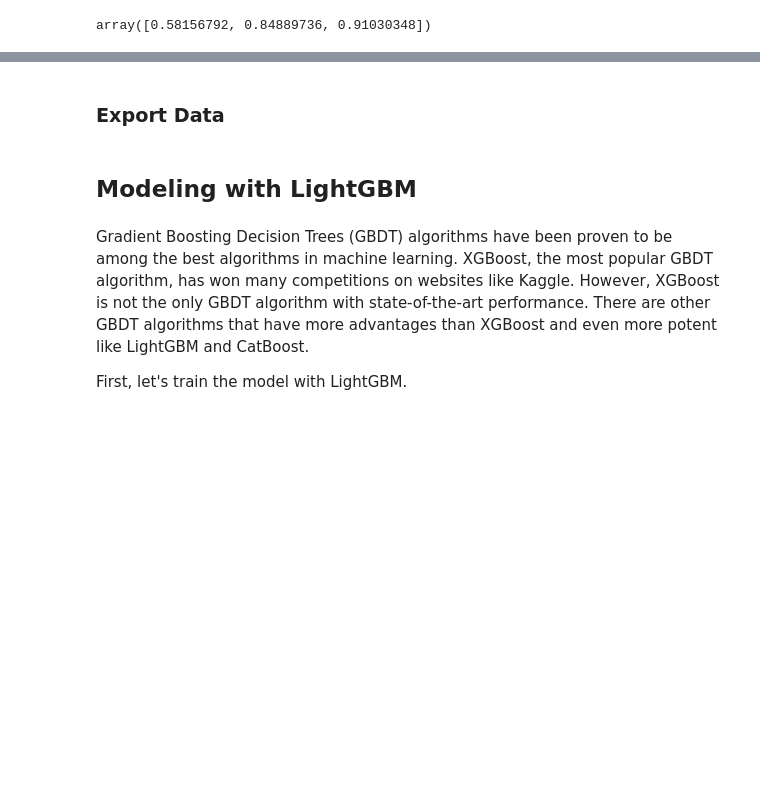
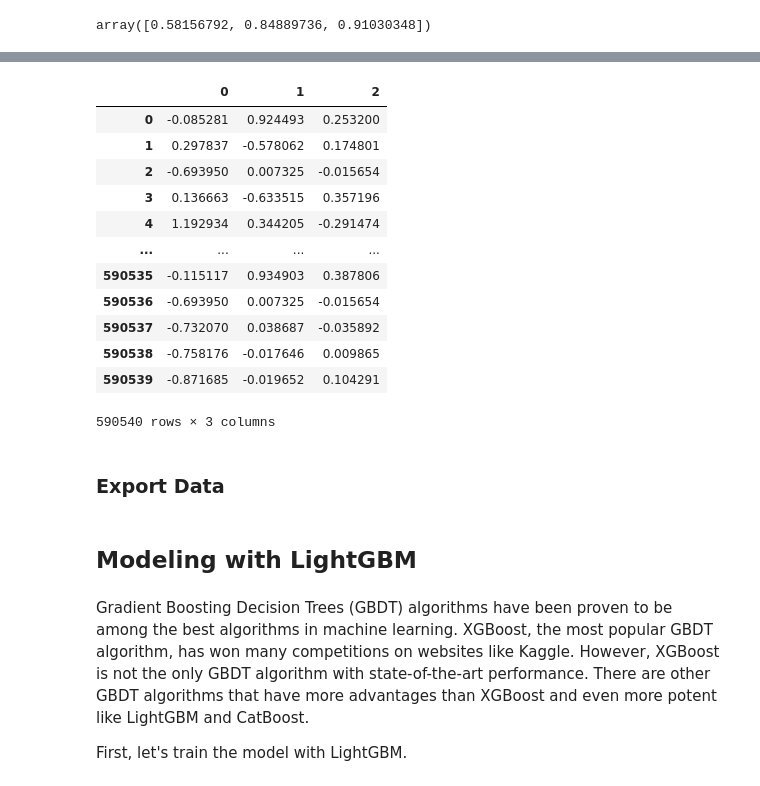
Before and after one commit to xiaoye-hua/MachineLearning_DataScience, a Jupyter notebook: notebooks/fraud-detection-lightgbm-xgboost.ipynb, the cells around one changed output, grey strips where cells are left out. Drawn from its saved outputs; the diff is of its cells as text; code cells hidden in the pictures; blank space fills up the shorter version.

```diff
--- a/notebooks/fraud-detection-lightgbm-xgboost.ipynb
+++ b/notebooks/fraud-detection-lightgbm-xgboost.ipynb
@@ -1367,3 +1402,19 @@ gc.collect()
+# %%
+pd.DataFrame(data = pca_V_train)
+# %% [output]
+|  | 0 | 1 | 2 |
+| 0 | -0.085281 | 0.924493 | 0.253200 |
+| 1 | 0.297837 | -0.578062 | 0.174801 |
+| 2 | -0.693950 | 0.007325 | -0.015654 |
+| 3 | 0.136663 | -0.633515 | 0.357196 |
+| 4 | 1.192934 | 0.344205 | -0.291474 |
+| ... | ... | ... | ... |
+| 590535 | -0.115117 | 0.934903 | 0.387806 |
+| 590536 | -0.693950 | 0.007325 | -0.015654 |
+| 590537 | -0.732070 | 0.038687 | -0.035892 |
+| 590538 | -0.758176 | -0.017646 | 0.009865 |
+| 590539 | -0.871685 | -0.019652 | 0.104291 |
+590540 rows × 3 columns
 # %%
 pca_V_train = pd.DataFrame(data = pca_V_train).add_prefix('pca_V')
 train = pd.concat([train, pca_V_train], ignore_index=False, sort=False, axis=1)
```
Also changed, not shown: parts of 18 cells of this notebook, 15 other files.
